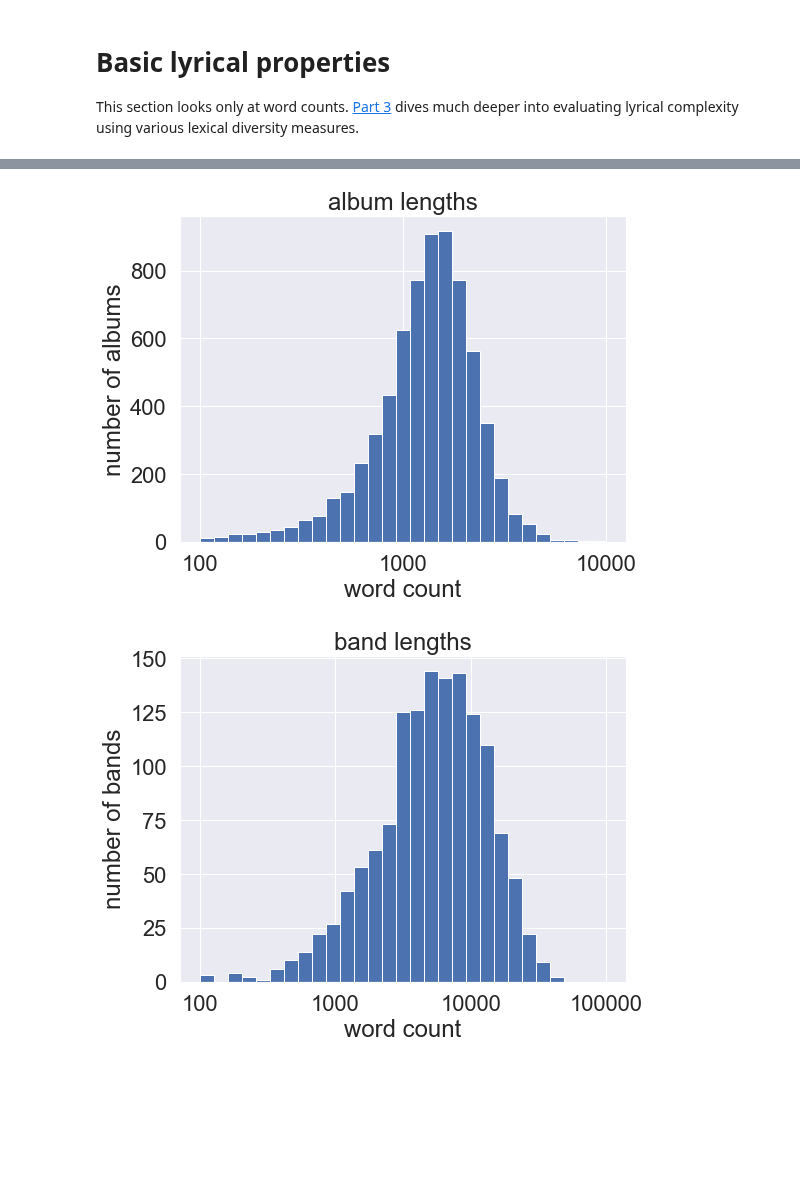
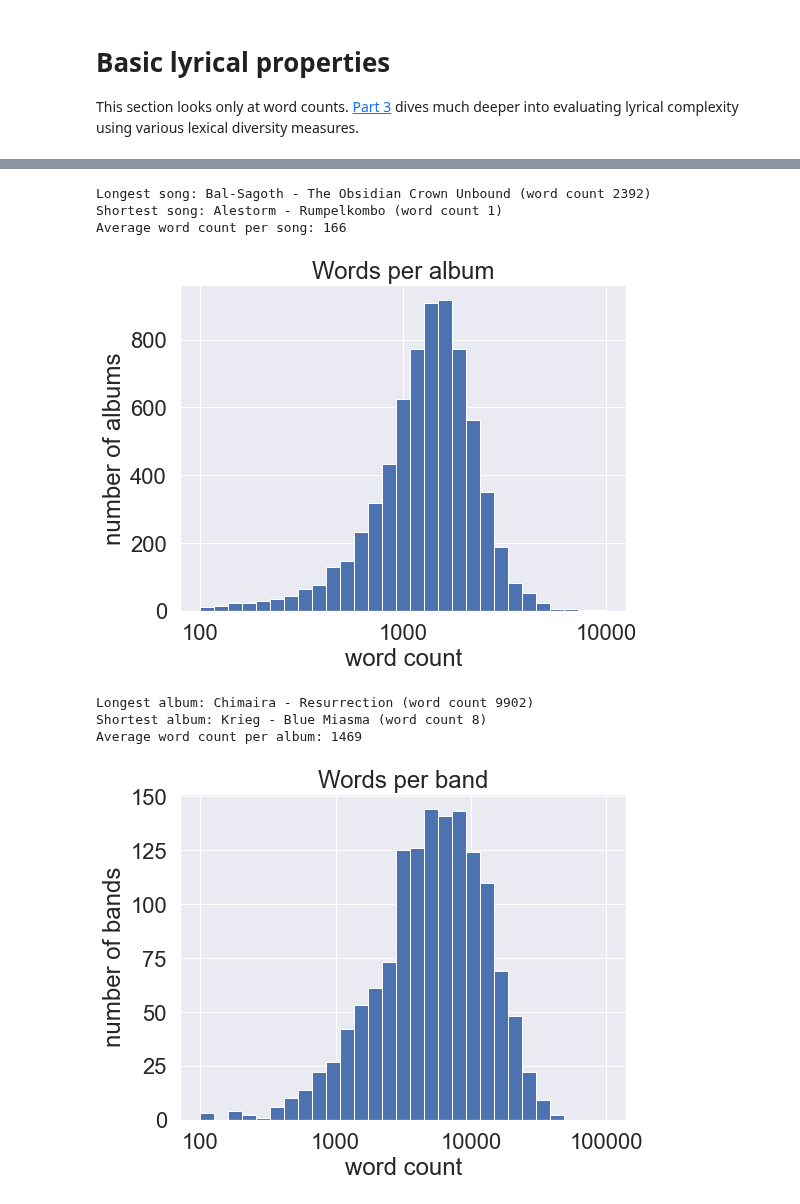
Before and after one commit to pdqnguyen/metallyrics, a Jupyter notebook: lyrics0.ipynb, the cells around one changed output, grey strips where cells are left out. Drawn from its saved outputs; the diff is of its cells as text; code cells hidden in the pictures; blank space fills up the shorter version.

```diff
--- a/lyrics0.ipynb
+++ b/lyrics0.ipynb
@@ -94,3 +94,13 @@ plt.show()
+# %%
+longest_song = df_r.loc[song_lengths.idxmax()]
+shortest_song = df_r.loc[song_lengths.idxmin()]
+print(f"Longest song: {longest_song.band_name} - {longest_song.song_name} (word count {song_lengths.max()})")
+print(f"Shortest song: {shortest_song.band_name} - {shortest_song.song_name} (word count {song_lengths.min()})")
+print(f"Average word count per song: {song_lengths.mean():.0f}")
+# %% [output]
+Longest song: Bal-Sagoth - The Obsidian Crown Unbound (word count 2392)
+Shortest song: Alestorm - Rumpelkombo (word count 1)
+Average word count per song: 166
 # %%
 album_lyrics = df_r.groupby('album_name').song_darklyrics.sum()
 album_lengths = album_lyrics.str.split().apply(len)
@@ -100,20 +110,30 @@ ax.set_xscale('log')
 ax.xaxis.set_major_formatter(ScalarFormatter())
 ax.set_xlabel("word count")
 ax.set_ylabel("number of albums")
-ax.set_title("album lengths")
+ax.set_title("Words per album")
 plt.show()
 # %% [output]
-[figure, old version]
+[figure, new version]
+# %%
+longest_album = df_r.groupby('album_name').first().loc[album_lengths.idxmax()]
+shortest_album = df_r.groupby('album_name').first().loc[album_lengths.idxmin()]
+print(f"Longest album: {longest_album.band_name} - {longest_album.name} (word count {album_lengths.max()})")
+print(f"Shortest album: {shortest_album.band_name} - {shortest_album.name} (word count {album_lengths.min()})")
+print(f"Average word count per album: {album_lengths.mean():.0f}")
+# %% [output]
+Longest album: Chimaira - Resurrection (word count 9902)
+Shortest album: Krieg - Blue Miasma (word count 8)
+Average word count per album: 1469
 # %%
 band_lyrics = df_r.groupby('band_name').song_darklyrics.sum()
 band_lengths = band_lyrics.str.split().apply(len)
 fig, ax = plt.subplots(1, 1, figsize=(8, 6))
 band_lengths.hist(bins=np.logspace(2, 5, 30), ax=ax)
 ax.set_xscale('log')
 ax.xaxis.set_major_formatter(ScalarFormatter())
 ax.set_xlabel("word count")
 ax.set_ylabel("number of bands")
-ax.set_title("band lengths")
+ax.set_title("Words per band")
 plt.show()
 # %% [output]
-[figure, old version]
+[figure, new version]
```
Also changed, not shown: parts of 3 cells of this notebook.
